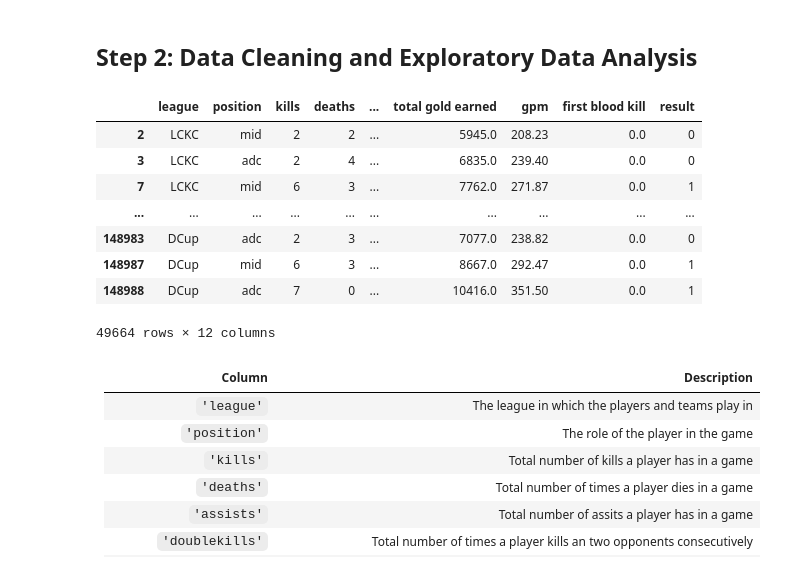
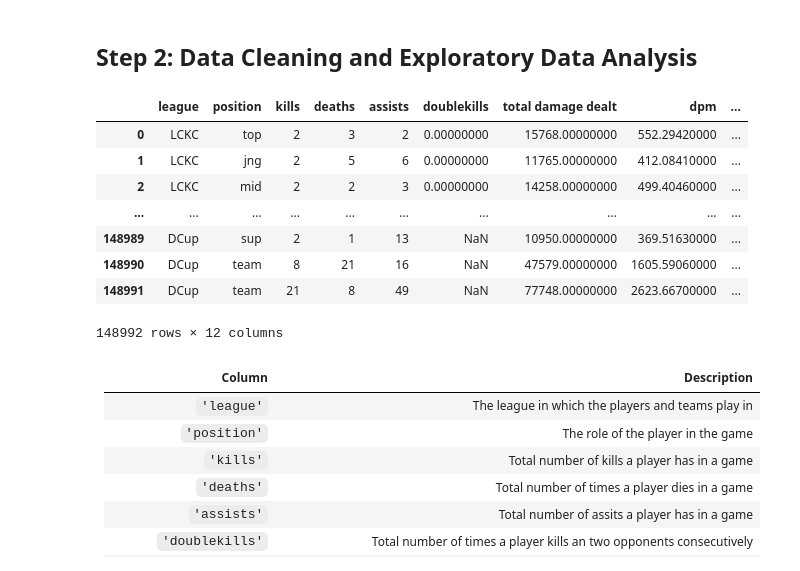
Before and after one commit to skvillamin/league-predictions, a Jupyter notebook: template.ipynb, the cells around one changed output. Saved outputs shown, nothing was run; the diff lists cells and outputs as text; code cells hidden in the pictures.

```diff
--- a/template.ipynb
+++ b/template.ipynb
@@ -32,32 +32,34 @@ Things to consider:
 # %%
 # TODO
 league_fp = Path('data') / '2022_LoL_esports_match_data_from_OraclesElixir.csv'
 league = pd.read_csv(league_fp, low_memory=False)
 #isolate only the winning team stats
 
 #make a df with the necessary columns
-columns_needed = ['league','position', 'kills', 'deaths', 'assists','doublekills', 'damagetochampions', 'dpm', 'earnedgold', 'earned gpm', 'firstbloodkill', 'result']
+columns_needed = ['league','position', 'kills', 'deaths', 'assists','doublekills', 'damagetochampions', 'dpm', 'earnedgold', 'earned gpm', 'firstbloodkill', 'result', 'year']
 league = league[columns_needed]
 
 #change all the position column values that are 'bot' to 'adc' for clarity
 league['position'] = league['position'].str.replace('bot', 'adc')
 
-#make all position column entries lower case and getting only the 'bot' and 'mid' positions
-league = league[(league['position'].str.lower() == 'adc') | (league['position'].str.lower() == 'mid')]
-
 #change column names to more appropriate ones
 league.rename(columns={"damagetochampions": "total damage dealt", "earnedgold": "total gold earned", "earned gpm": "gpm", "firstbloodkill": "first blood kill"}, inplace=True)
+
+
+#make all position column entries lower case and getting only the 'bot' and 'mid' positions
+league_midadc = league[(league['position'].str.lower() == 'adc') | (league['position'].str.lower() == 'mid')]
+
 league
 # %% [output]
-|  | league | position | kills | deaths | ... | total gold earned | gpm | first blood kill | result |
-| 2 | LCKC | mid | 2 | 2 | ... | 5945.0 | 208.23 | 0.0 | 0 |
-| 3 | LCKC | adc | 2 | 4 | ... | 6835.0 | 239.40 | 0.0 | 0 |
-| 7 | LCKC | mid | 6 | 3 | ... | 7762.0 | 271.87 | 0.0 | 1 |
+|  | league | position | kills | deaths | assists | doublekills | total damage dealt | dpm | ... |
+| 0 | LCKC | top | 2 | 3 | 2 | 0.00000000 | 15768.00000000 | 552.29420000 | ... |
+| 1 | LCKC | jng | 2 | 5 | 6 | 0.00000000 | 11765.00000000 | 412.08410000 | ... |
+| 2 | LCKC | mid | 2 | 2 | 3 | 0.00000000 | 14258.00000000 | 499.40460000 | ... |
 | ... | ... | ... | ... | ... | ... | ... | ... | ... | ... |
-| 148983 | DCup | adc | 2 | 3 | ... | 7077.0 | 238.82 | 0.0 | 0 |
-| 148987 | DCup | mid | 6 | 3 | ... | 8667.0 | 292.47 | 0.0 | 1 |
-| 148988 | DCup | adc | 7 | 0 | ... | 10416.0 | 351.50 | 0.0 | 1 |
+| 148989 | DCup | sup | 2 | 1 | 13 | NaN | 10950.00000000 | 369.51630000 | ... |
+| 148990 | DCup | team | 8 | 21 | 16 | NaN | 47579.00000000 | 1605.59060000 | ... |
+| 148991 | DCup | team | 21 | 8 | 49 | NaN | 77748.00000000 | 2623.66700000 | ... |
-49664 rows × 12 columns
+148992 rows × 12 columns
 # %% [markdown]
 | Column | Description|
 | --- | --- |
```
Also changed, not shown: parts of 15 cells of this notebook.
